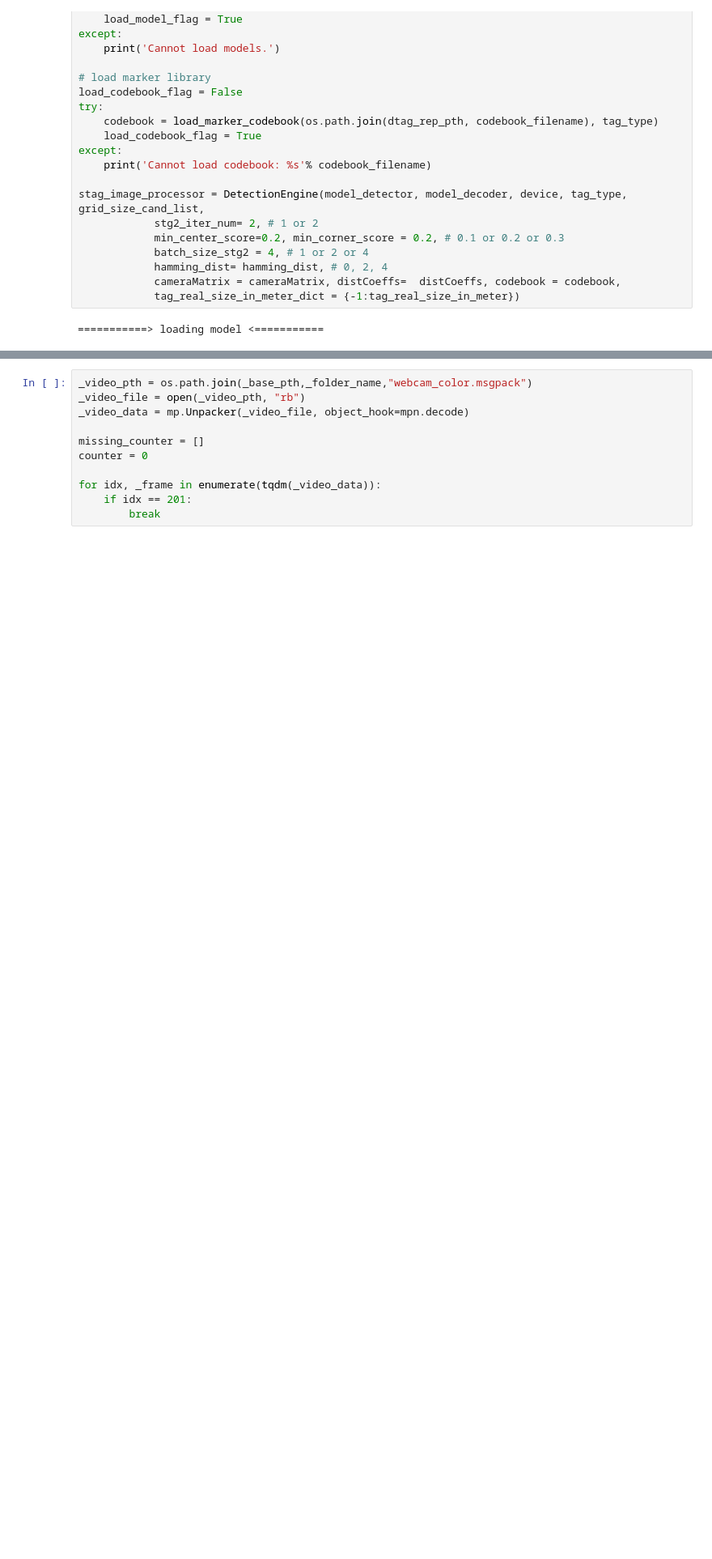
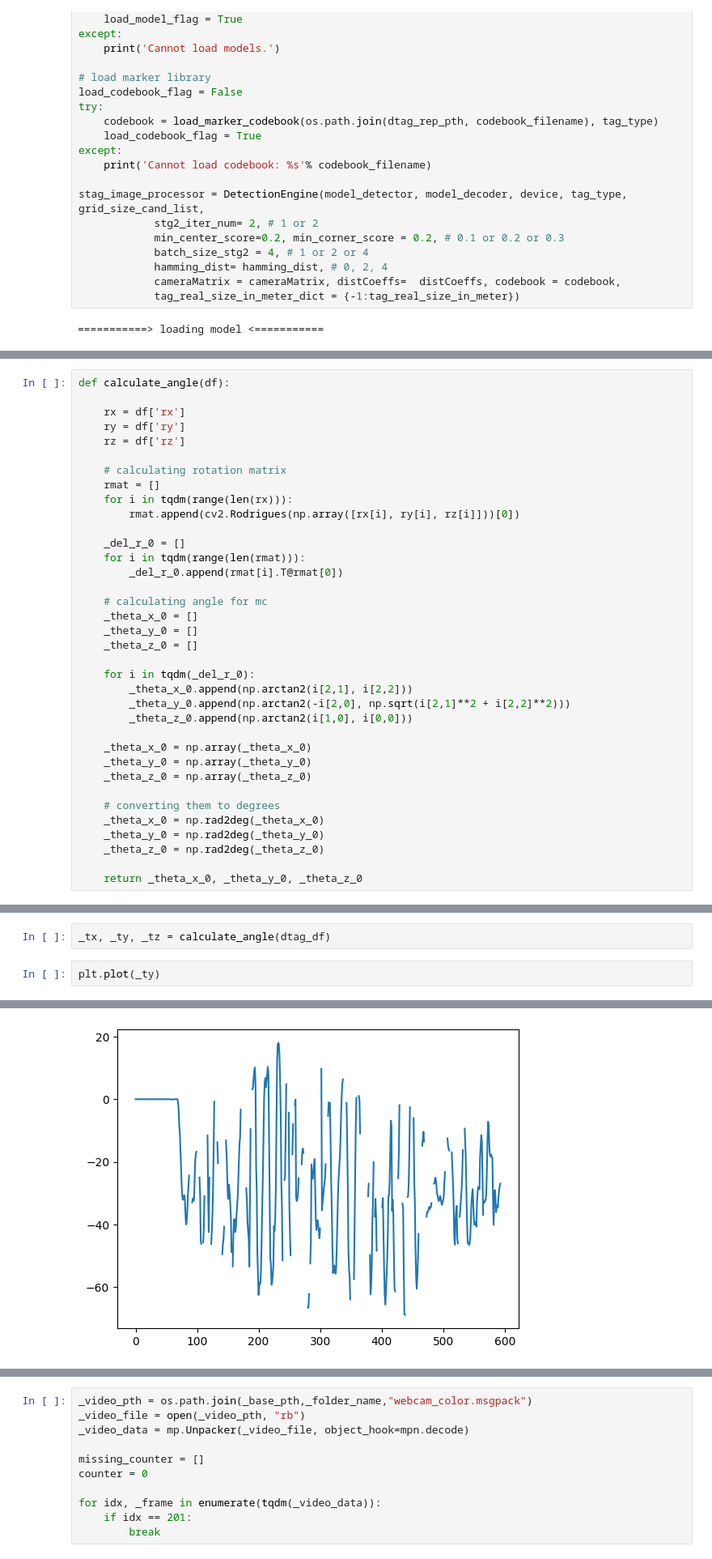
Before and after one commit to SujithChristopher/armbo, a Jupyter notebook: analysis_notebooks/marker_validation.ipynb, the cells around one changed output, grey strips where cells are left out. Shown at 81% size. Cells and saved outputs as stored; diff of their text form; blank space fills up the shorter version.

```diff
--- a/analysis_notebooks/marker_validation.ipynb
+++ b/analysis_notebooks/marker_validation.ipynb
@@ -264,0 +317,36 @@ for _frame in tqdm(_video_data):
+# %%
+def calculate_angle(df):
+
+    rx = df['rx']
+    ry = df['ry']
+    rz = df['rz']
+
+    # calculating rotation matrix
+    rmat = []
+    for i in tqdm(range(len(rx))):
+        rmat.append(cv2.Rodrigues(np.array([rx[i], ry[i], rz[i]]))[0])
+
+    _del_r_0 = []
+    for i in tqdm(range(len(rmat))):
+        _del_r_0.append(rmat[i].T@rmat[0])
+
+    # calculating angle for mc
+    _theta_x_0 = []
+    _theta_y_0 = []
+    _theta_z_0 = []
+
+    for i in tqdm(_del_r_0):
+        _theta_x_0.append(np.arctan2(i[2,1], i[2,2]))
+        _theta_y_0.append(np.arctan2(-i[2,0], np.sqrt(i[2,1]**2 + i[2,2]**2)))
+        _theta_z_0.append(np.arctan2(i[1,0], i[0,0]))
+
+    _theta_x_0 = np.array(_theta_x_0)
+    _theta_y_0 = np.array(_theta_y_0)
+    _theta_z_0 = np.array(_theta_z_0)
+
+    # converting them to degrees
+    _theta_x_0 = np.rad2deg(_theta_x_0)
+    _theta_y_0 = np.rad2deg(_theta_y_0)
+    _theta_z_0 = np.rad2deg(_theta_z_0)
+
+    return _theta_x_0, _theta_y_0, _theta_z_0
@@ -264,0 +357,5 @@ for _frame in tqdm(_video_data):
+# %%
+_tx, _ty, _tz = calculate_angle(dtag_df)
+# %%
+plt.plot(_ty)
+# %% [output]
@@ -265 +363,2 @@ for _frame in tqdm(_video_data):
+[figure, added]
 # %%
```
Also changed, not shown: parts of 16 cells of this notebook, 12 other files.
